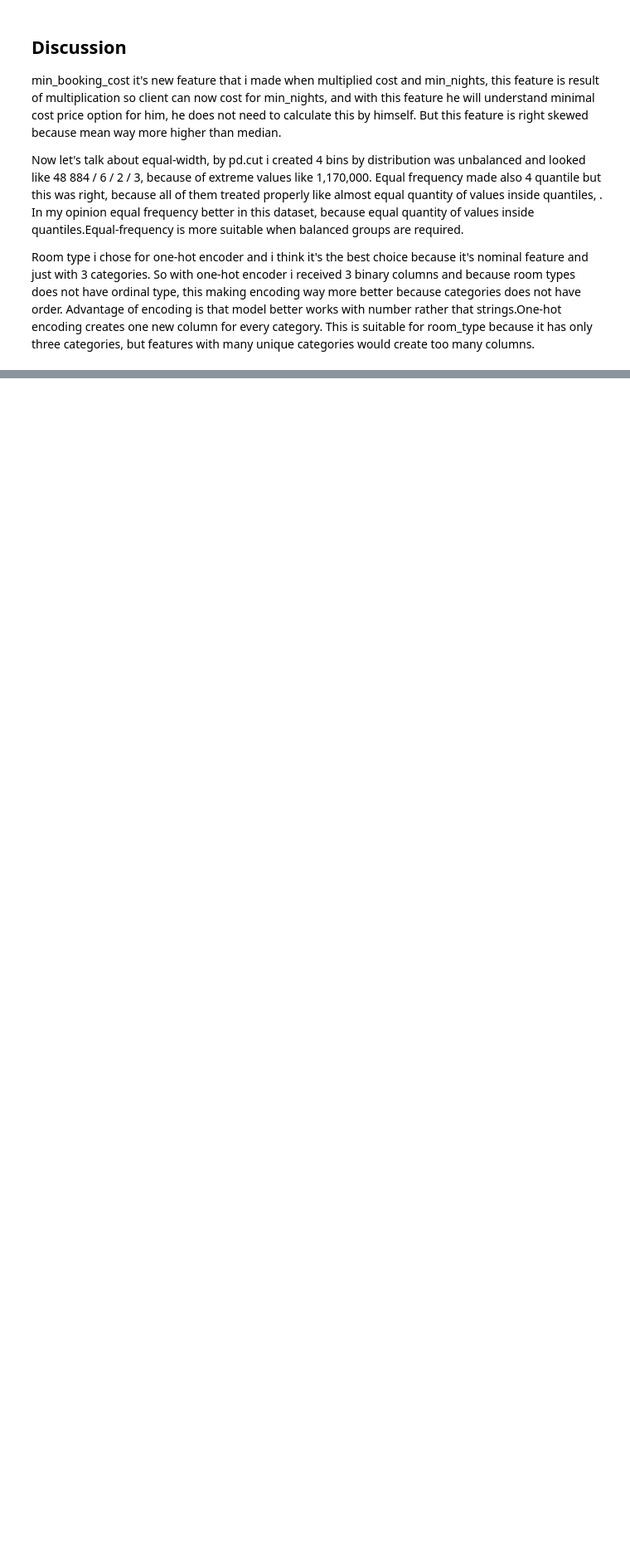
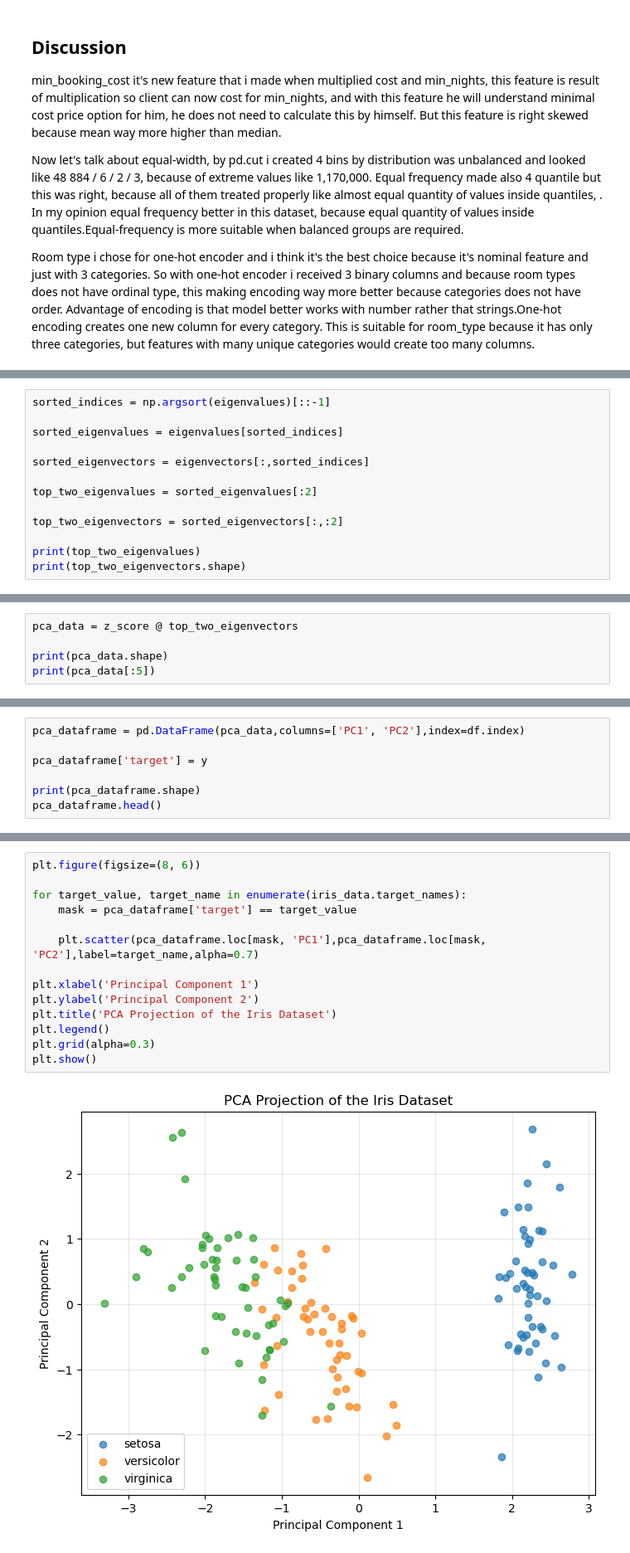
Before and after one commit to muenjmtst/ml_course_uni, a Jupyter notebook: p2/Sis.ipynb, the cells around one changed output, grey strips where cells are left out. Shown at 83% size. Drawn from its saved outputs; the diff is of its cells as text; blank space fills up the shorter version.

```diff
--- a/p2/Sis.ipynb
+++ b/p2/Sis.ipynb
@@ -606,0 +835,13 @@ Room type i chose for one-hot encoder and i think it's the best choice because i
+# %%
+sorted_indices = np.argsort(eigenvalues)[::-1]
+
+sorted_eigenvalues = eigenvalues[sorted_indices]
+
+sorted_eigenvectors = eigenvectors[:,sorted_indices]
+
+top_two_eigenvalues = sorted_eigenvalues[:2]
+
+top_two_eigenvectors = sorted_eigenvectors[:,:2]
+
+print(top_two_eigenvalues)
+print(top_two_eigenvectors.shape)
@@ -606,0 +864,5 @@ Room type i chose for one-hot encoder and i think it's the best choice because i
+# %%
+pca_data = z_score @ top_two_eigenvectors
+
+print(pca_data.shape)
+print(pca_data[:5])
@@ -606,0 +876,7 @@ Room type i chose for one-hot encoder and i think it's the best choice because i
+# %%
+pca_dataframe = pd.DataFrame(pca_data,columns=['PC1', 'PC2'],index=df.index)
+
+pca_dataframe['target'] = y
+
+print(pca_dataframe.shape)
+pca_dataframe.head()
@@ -606,0 +891,16 @@ Room type i chose for one-hot encoder and i think it's the best choice because i
+# %%
+plt.figure(figsize=(8, 6))
+
+for target_value, target_name in enumerate(iris_data.target_names):
+    mask = pca_dataframe['target'] == target_value
+
+    plt.scatter(pca_dataframe.loc[mask, 'PC1'],pca_dataframe.loc[mask, 'PC2'],label=target_name,alpha=0.7)
+
+plt.xlabel('Principal Component 1')
+plt.ylabel('Principal Component 2')
+plt.title('PCA Projection of the Iris Dataset')
+plt.legend()
+plt.grid(alpha=0.3)
+plt.show()
+# %% [output]
+[figure, added]
```
Also changed, not shown: parts of 52 cells of this notebook, 9 other files.
